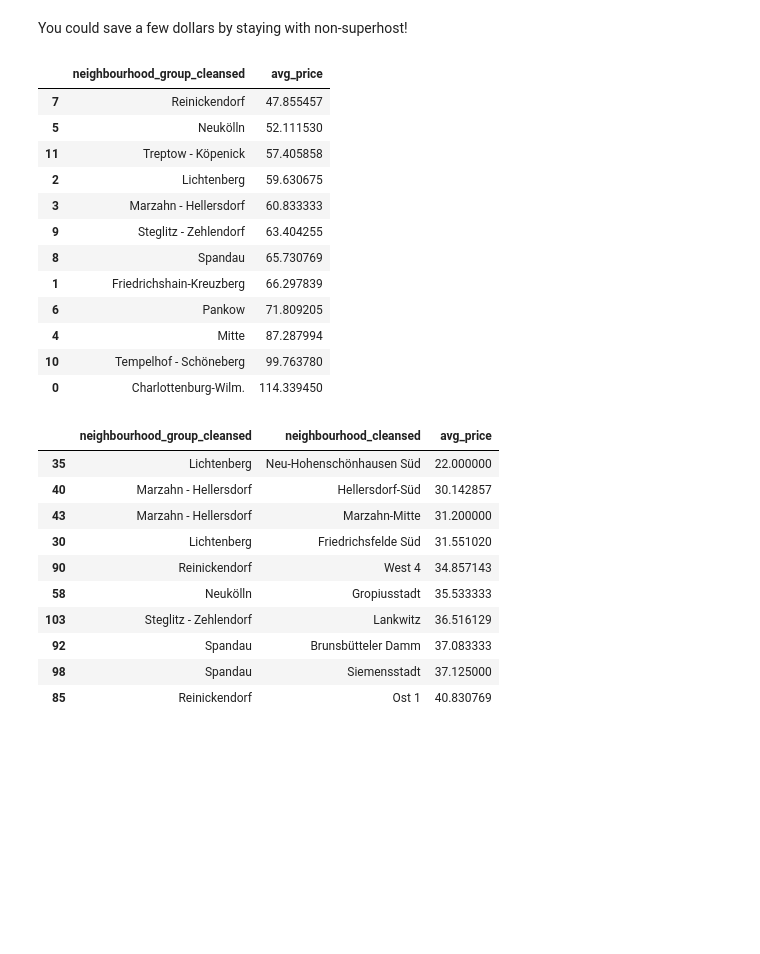
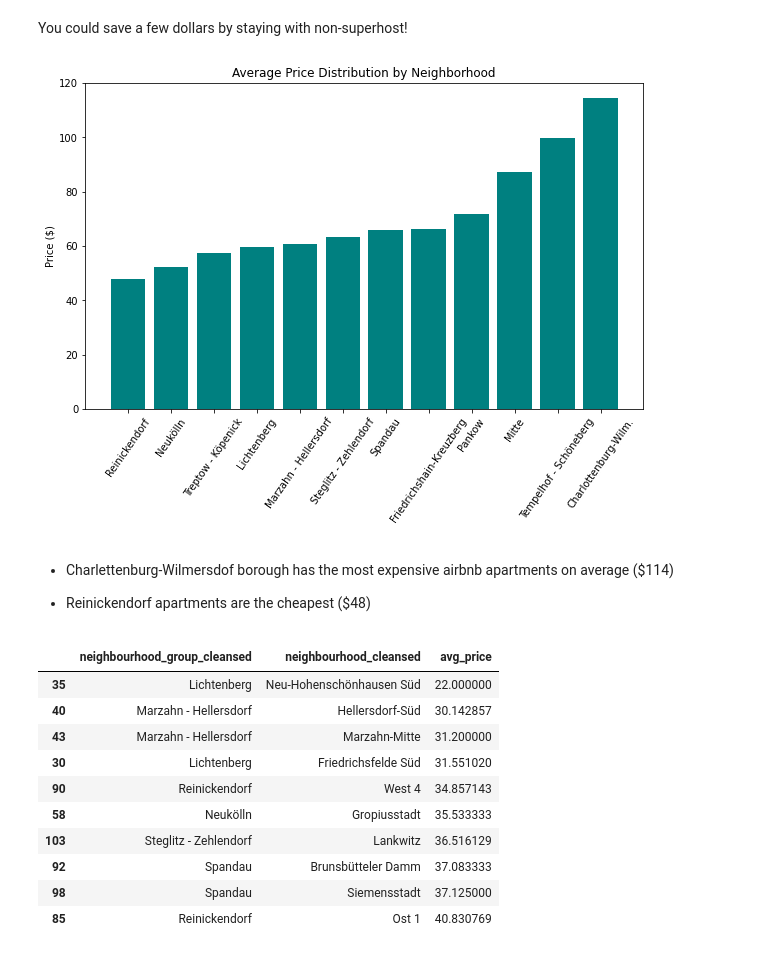
Before and after one commit to wkirui/Airbnb-Price-Prediction, a Jupyter notebook: Airbnb Data Data Processing.ipynb, the cells around one changed output. Cells and saved outputs as stored; diff of their text form; code cells hidden in the pictures; blank space fills up the shorter version.

Commit message:
cleaned up summary status

```diff
--- a/Airbnb Data Data Processing.ipynb
+++ b/Airbnb Data Data Processing.ipynb
@@ -196,21 +196,20 @@ listings_data.groupby('host_is_superhost')['price'].mean().rename('avg_price').r
 You could save a few dollars by staying with non-superhost!
 # %%
 # how do these prices differ by neighbourhood?
-listings_data.groupby('neighbourhood_group_cleansed')['price'].mean().rename('avg_price').reset_index().sort_values(by='avg_price')
+neighborhood_group_summary = listings_data.groupby('neighbourhood_group_cleansed')['price'].mean().rename('avg_price').reset_index().sort_values(by='avg_price')
+neighborhood_group_summary.columns = ['neighborhood','avg_price']
+fig,ax = plt.subplots(figsize=(10,6))
+plt.bar('neighborhood','avg_price',color='teal',data=neighborhood_group_summary)
+plt.xticks(rotation=55)
+plt.ylabel('Price ($)')
+plt.title("Average Price Distribution by Neighborhood")
+plt.show()
 # %% [output]
-|  | neighbourhood_group_cleansed | avg_price |
-| 7 | Reinickendorf | 47.855457 |
-| 5 | Neukölln | 52.111530 |
-| 11 | Treptow - Köpenick | 57.405858 |
-| 2 | Lichtenberg | 59.630675 |
-| 3 | Marzahn - Hellersdorf | 60.833333 |
-| 9 | Steglitz - Zehlendorf | 63.404255 |
-| 8 | Spandau | 65.730769 |
-| 1 | Friedrichshain-Kreuzberg | 66.297839 |
-| 6 | Pankow | 71.809205 |
-| 4 | Mitte | 87.287994 |
-| 10 | Tempelhof - Schöneberg | 99.763780 |
-| 0 | Charlottenburg-Wilm. | 114.339450 |
+[figure, added]
+# %% [markdown]
+- Charlettenburg-Wilmersdof borough has the most expensive airbnb apartments on average ($114)
+
+- Reinickendorf apartments are the cheapest ($48)
 # %%
 # we can also check prices by neighbourhood
 listings_data.groupby(['neighbourhood_group_cleansed','neighbourhood_cleansed'])['price'].mean().rename('avg_price').reset_index().sort_values(by='avg_price')[0:10]
```
Also changed, not shown: parts of 6 cells of this notebook.
